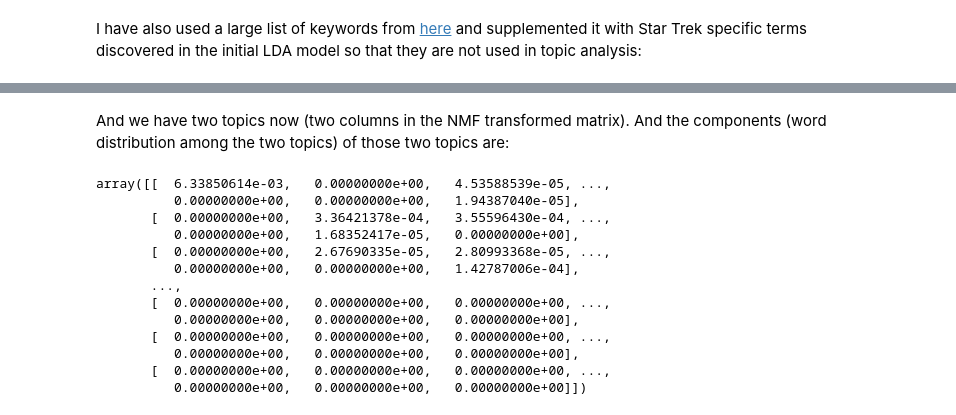
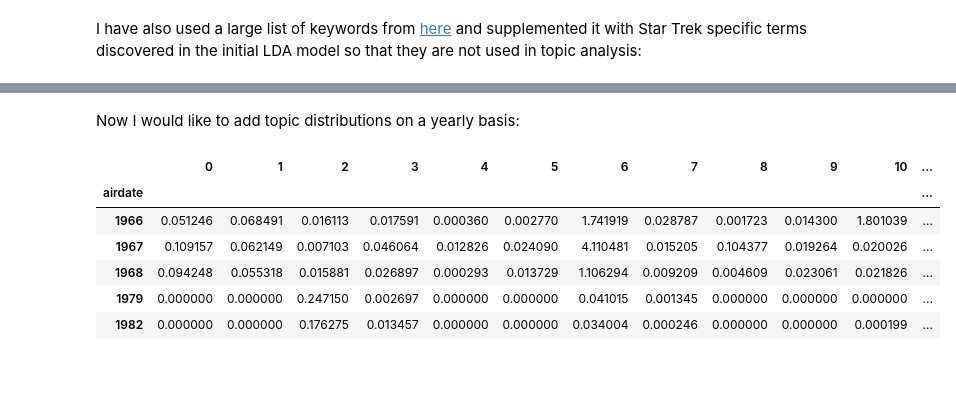
Before and after one commit to aleksod/Main_Repo, a Jupyter notebook: Projects/Space-Wars/TF-IDF_and_NMF.ipynb, the cells around one changed output, grey strips where cells are left out. Drawn from its saved outputs; the diff is of its cells as text; code cells hidden in the pictures; blank space fills up the shorter version.

```diff
--- a/Projects/Space-Wars/TF-IDF_and_NMF.ipynb
+++ b/Projects/Space-Wars/TF-IDF_and_NMF.ipynb
@@ -121,5 +118,0 @@ So it looks like having # topics in NMF model makes the most sense to me. The as
-# %%
-nmf_model = NMF(15)
-
-dtm_nmf = nmf_model.fit_transform(dtm)
-# dtm_nmf = Normalizer(copy=False).fit_transform(dtm_nmf)
@@ -125,0 +138,10 @@ dtm_nmf = nmf_model.fit_transform(dtm)
+# %%
+with open("Data/nmf_model.pkl", 'wb') as picklefile:
+    pickle.dump(nmf_model, picklefile)
+with open("Data/dtm_nmf.pkl", 'wb') as picklefile:
+    pickle.dump(dtm_nmf, picklefile)
+# %%
+with open("Data/nmf_model.pkl", 'rb') as picklefile:
+    nmf_model = pickle.load(picklefile)
+with open("Data/dtm_nmf.pkl", 'rb') as picklefile:
+    dtm_nmf = pickle.load(picklefile)
@@ -158,18 +166,13 @@ dtm_nmf.shape
-# %% [markdown]
-And we have two topics now (two columns in the NMF transformed matrix). And the components (word distribution among the two topics) of those two topics are:
-# %%
-nmf_model.components_ #[:,:]
-# %% [output]
-array([[  6.33850614e-03,   0.00000000e+00,   4.53588539e-05, ...,
-          0.00000000e+00,   0.00000000e+00,   1.94387040e-05],
-       [  0.00000000e+00,   3.36421378e-04,   3.55596430e-04, ...,
-          0.00000000e+00,   1.68352417e-05,   0.00000000e+00],
-       [  0.00000000e+00,   2.67690335e-05,   2.80993368e-05, ...,
-          0.00000000e+00,   0.00000000e+00,   1.42787006e-04],
-       ...,
-       [  0.00000000e+00,   0.00000000e+00,   0.00000000e+00, ...,
-          0.00000000e+00,   0.00000000e+00,   0.00000000e+00],
-       [  0.00000000e+00,   0.00000000e+00,   0.00000000e+00, ...,
-          0.00000000e+00,   0.00000000e+00,   0.00000000e+00],
-       [  0.00000000e+00,   0.00000000e+00,   0.00000000e+00, ...,
-          0.00000000e+00,   0.00000000e+00,   0.00000000e+00]])
+# %% [markdown]
+Now I would like to add topic distributions on a yearly basis:
+# %%
+topic_dist = df.join(pd.DataFrame(dtm_nmf), how='outer').groupby(df.airdate.dt.year).sum()
+topic_dist.head()
+# %% [output]
+|  | 0 | 1 | 2 | 3 | 4 | 5 | 6 | 7 | 8 | 9 | 10 | ... |
+| airdate |  |  |  |  |  |  |  |  |  |  |  | ... |
+| 1966 | 0.051246 | 0.068491 | 0.016113 | 0.017591 | 0.000360 | 0.002770 | 1.741919 | 0.028787 | 0.001723 | 0.014300 | 1.801039 | ... |
+| 1967 | 0.109157 | 0.062149 | 0.007103 | 0.046064 | 0.012826 | 0.024090 | 4.110481 | 0.015205 | 0.104377 | 0.019264 | 0.020026 | ... |
+| 1968 | 0.094248 | 0.055318 | 0.015881 | 0.026897 | 0.000293 | 0.013729 | 1.106294 | 0.009209 | 0.004609 | 0.023061 | 0.021826 | ... |
+| 1979 | 0.000000 | 0.000000 | 0.247150 | 0.002697 | 0.000000 | 0.000000 | 0.041015 | 0.001345 | 0.000000 | 0.000000 | 0.000000 | ... |
+| 1982 | 0.000000 | 0.000000 | 0.176275 | 0.013457 | 0.000000 | 0.000000 | 0.034004 | 0.000246 | 0.000000 | 0.000000 | 0.000199 | ... |
```
Also changed, not shown: parts of 42 cells of this notebook, 1 other file.
